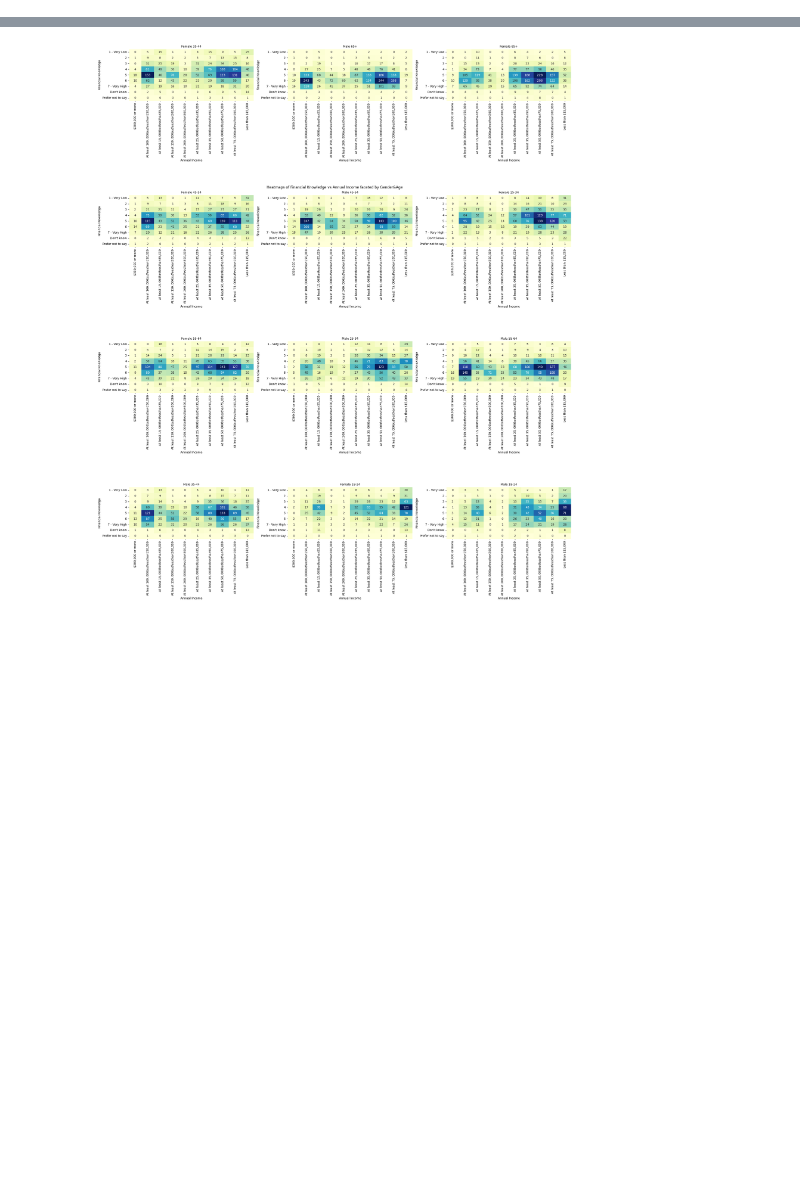
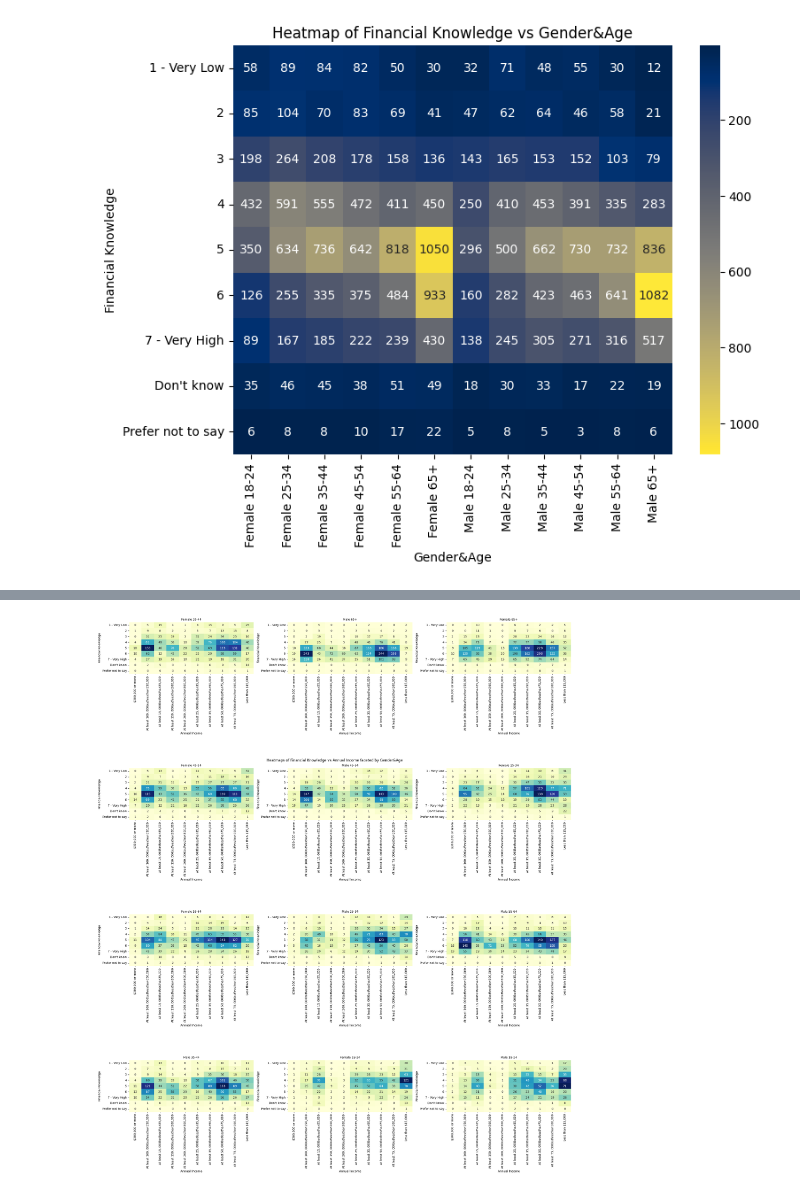
Before and after one commit to Fasty8/ba780-fall25-a08, a Jupyter notebook: FINRA National Financial Capability Study/2024-SxS-Data-and-Data-Info/2024_data_cleaning.ipynb, the cells around one changed output, grey strips where cells are left out. Drawn from its saved outputs; the diff is of its cells as text; code cells hidden in the pictures; blank space fills up the shorter version.

```diff
--- a/FINRA National Financial Capability Study/2024-SxS-Data-and-Data-Info/2024_data_cleaning.ipynb
+++ b/FINRA National Financial Capability Study/2024-SxS-Data-and-Data-Info/2024_data_cleaning.ipynb
@@ -1048,3 +1048,23 @@ original_df = original_df.rename(columns=rename_dict)
 # Define new lists with human-readable names
 predictors = list(predictor_rename_dict.values())
 financial_lit_cols = list(finlit_rename_dict.values())
+# %%
+import pandas as pd
+import seaborn as sns
+import matplotlib.pyplot as plt
+
+# Example categorical variables
+cat1 = 'Financial Knowledge'
+cat2 = 'Gender&Age'
+
+# Create a crosstab
+ct = pd.crosstab(original_df[cat1], original_df[cat2])
+
+# Plot heatmap
+plt.figure(figsize=(8, 6))
+ax = sns.heatmap(ct, annot=True, fmt='d', cmap='cividis')
+ax.collections[0].colorbar.ax.invert_yaxis()
+plt.title(f'Heatmap of {cat1} vs {cat2}')
+plt.show()
+# %% [output]
+[figure, added]
```
Also changed, not shown: parts of 4 cells of this notebook.
